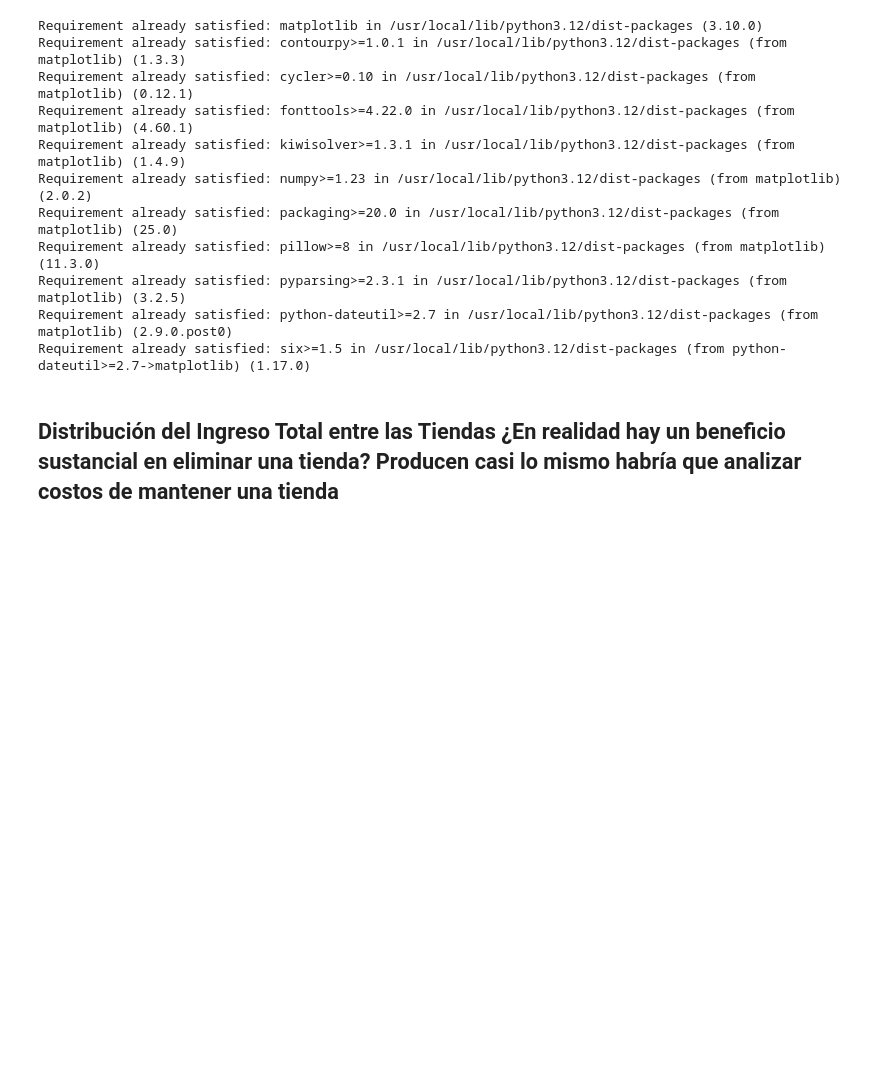
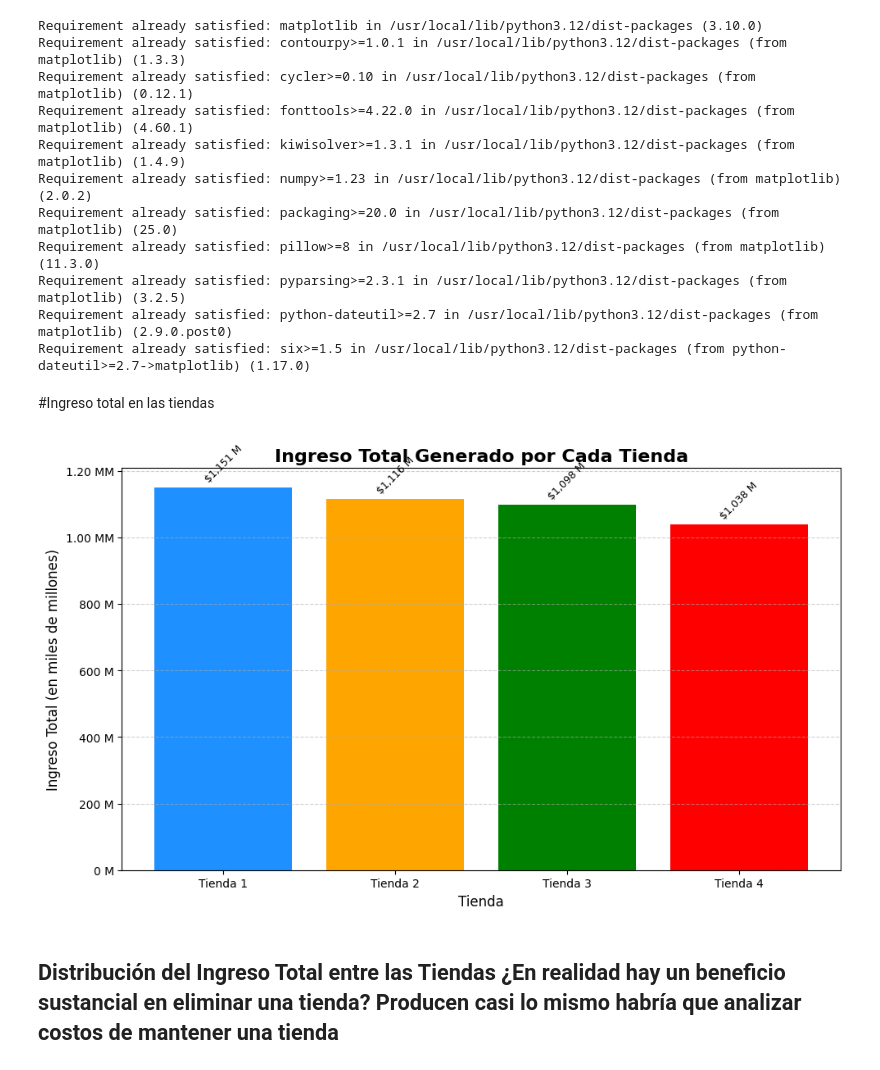
Before and after one commit to Tonioord/ChallengeAluraStore_G9, a Jupyter notebook: AluraStoreLatam.ipynb, the cells around one changed output. Drawn from its saved outputs; the diff is of its cells as text; code cells hidden in the pictures; blank space fills up the shorter version.

```diff
--- a/AluraStoreLatam.ipynb
+++ b/AluraStoreLatam.ipynb
@@ -688,6 +726,61 @@ Requirement already satisfied: pillow>=8 in /usr/local/lib/python3.12/dist-packa
 Requirement already satisfied: pyparsing>=2.3.1 in /usr/local/lib/python3.12/dist-packages (from matplotlib) (3.2.5)
 Requirement already satisfied: python-dateutil>=2.7 in /usr/local/lib/python3.12/dist-packages (from matplotlib) (2.9.0.post0)
 Requirement already satisfied: six>=1.5 in /usr/local/lib/python3.12/dist-packages (from python-dateutil>=2.7->matplotlib) (1.17.0)
+# %% [markdown]
+#Ingreso total en las tiendas
+# %%
+import matplotlib.pyplot as plt
+import pandas as pd
+
+lista_de_tiendas = [tienda, tienda2, tienda3, tienda4]
+nombres_tiendas = []
+ingresos_totales = []
+
+# --- 1. Recolección de Datos ---
+for i, df_tienda in enumerate(lista_de_tiendas, start=1):
+
+    nombre_tienda = f'Tienda {i}'
+
+    # Calcular el ingreso total (suma de la columna 'Precio')
+    ingreso_total = df_tienda['Precio'].sum()
+
+    # Almacenar en listas
+    nombres_tiendas.append(nombre_tienda)
+    ingresos_totales.append(ingreso_total)
+
+# --- 2. Creación del Gráfico de Barras ---
+plt.figure(figsize=(10, 6))
+
+# Crear el gráfico de barras
+barras = plt.bar(nombres_tiendas, ingresos_totales, color=['dodgerblue', 'orange', 'green', 'red'])
+
+# --- 3. Personalización del Gráfico ---
+plt.title('Ingreso Total Generado por Cada Tienda', fontsize=16, fontweight='bold')
+plt.xlabel('Tienda', fontsize=12)
+plt.ylabel('Ingreso Total (en miles de millones)', fontsize=12)
+
+# Formatear el eje Y para una mejor lectura (millones o miles de millones)
+# Usaremos una función lambda para convertir los valores a formato legible
+def format_billions(x, pos):
+    'El argumento pos es necesario para el callback de formato de Matplotlib'
+    if x >= 1e9:
+        return f'{x*1e-9:.2f} MM'
+    return f'{x*1e-6:.0f} M'
+
+from matplotlib.ticker import FuncFormatter
+plt.gca().yaxis.set_major_formatter(FuncFormatter(format_billions))
+
+plt.grid(axis='y', linestyle='--', alpha=0.6)
+
+# Añadir etiquetas de valor a cada barra para precisión
+for bar in barras:
+    yval = bar.get_height()
+    plt.text(bar.get_x() + bar.get_width()/2, yval + 10e6, f'${yval/1e6:,.0f} M', ha='center', va='bottom', rotation=45, fontsize=9)
+
+plt.tight_layout()
+plt.show()
+# %% [output]
+[figure, added]
 # %% [markdown]
 ## Distribución del Ingreso Total entre las Tiendas ¿En realidad hay un beneficio sustancial en eliminar una tienda? Producen casi lo mismo habría que analizar costos de mantener una tienda
 # %%
```
Also changed, not shown: parts of 4 cells of this notebook.
